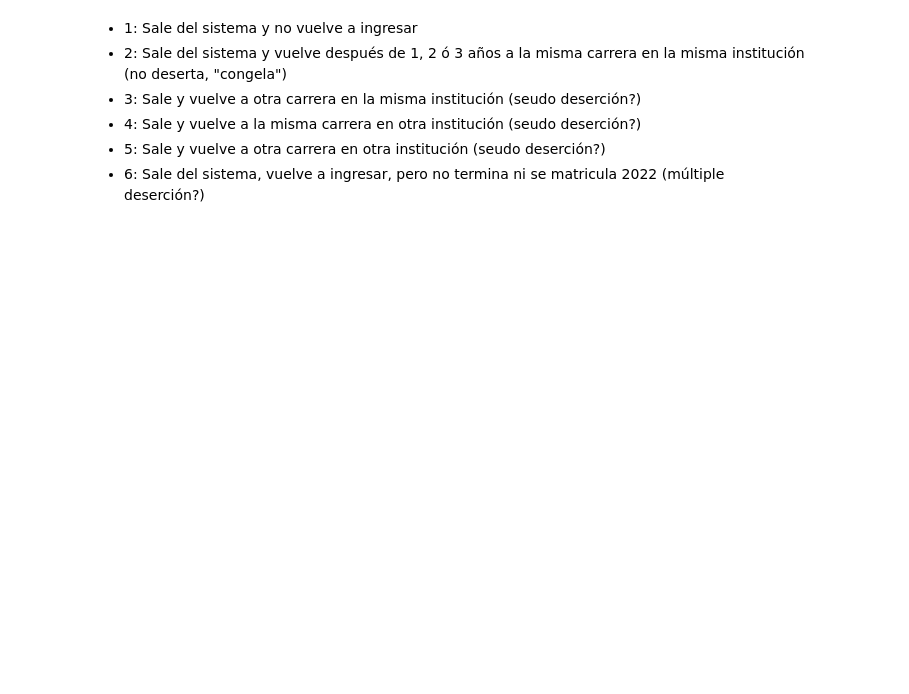
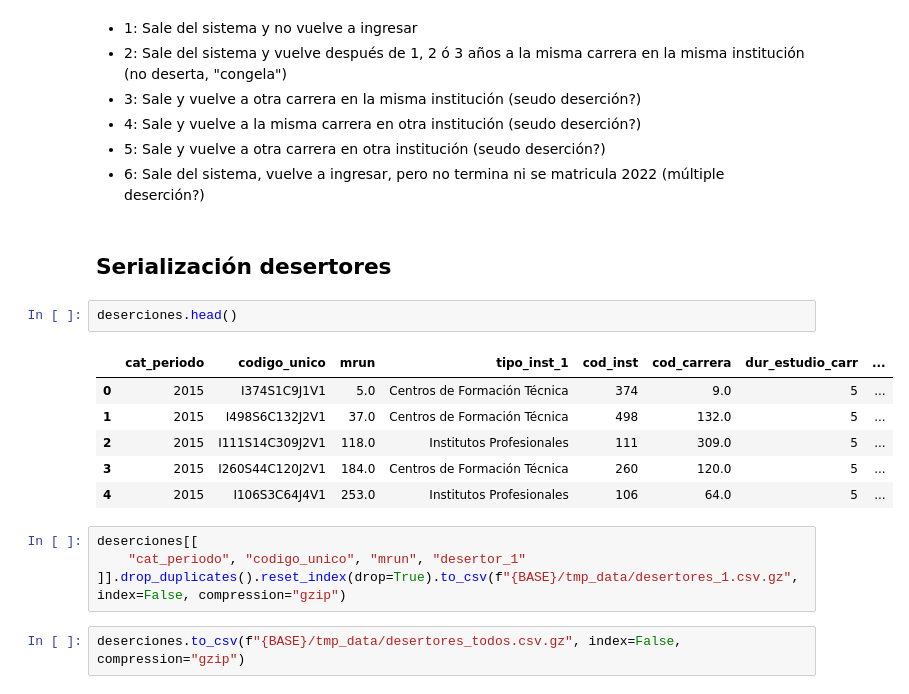
Before and after one commit to GianniCatBug/MDS7201-mineduc-desercion, a Jupyter notebook: notebooks/2-exploracion-desercion.ipynb, the cells around one changed output. Drawn from its saved outputs; the diff is of its cells as text; blank space fills up the shorter version.

Commit message:
avance base 1

```diff
--- a/notebooks/2-exploracion-desercion.ipynb
+++ b/notebooks/2-exploracion-desercion.ipynb
@@ -299,3 +313,20 @@ plt.legend(ncol=6);
 - 4: Sale y vuelve a la misma carrera en otra institución (seudo deserción?)
 - 5: Sale y vuelve a otra carrera en otra institución (seudo deserción?)
 - 6: Sale del sistema, vuelve a ingresar, pero no termina ni se matricula 2022 (múltiple deserción?)
+# %% [markdown]
+## Serialización desertores
+# %%
+deserciones.head()
+# %% [output]
+|  | cat_periodo | codigo_unico | mrun | tipo_inst_1 | cod_inst | cod_carrera | dur_estudio_carr | ... |
+| 0 | 2015 | I374S1C9J1V1 | 5.0 | Centros de Formación Técnica | 374 | 9.0 | 5 | ... |
+| 1 | 2015 | I498S6C132J2V1 | 37.0 | Centros de Formación Técnica | 498 | 132.0 | 5 | ... |
+| 2 | 2015 | I111S14C309J2V1 | 118.0 | Institutos Profesionales | 111 | 309.0 | 5 | ... |
+| 3 | 2015 | I260S44C120J2V1 | 184.0 | Centros de Formación Técnica | 260 | 120.0 | 5 | ... |
+| 4 | 2015 | I106S3C64J4V1 | 253.0 | Institutos Profesionales | 106 | 64.0 | 5 | ... |
+# %%
+deserciones[[
+    "cat_periodo", "codigo_unico", "mrun", "desertor_1"
+]].drop_duplicates().reset_index(drop=True).to_csv(f"{BASE}/tmp_data/desertores_1.csv.gz", index=False, compression="gzip")
+# %%
+deserciones.to_csv(f"{BASE}/tmp_data/desertores_todos.csv.gz", index=False, compression="gzip")
```
Also changed, not shown: parts of 3 cells of this notebook, 2 other files.
